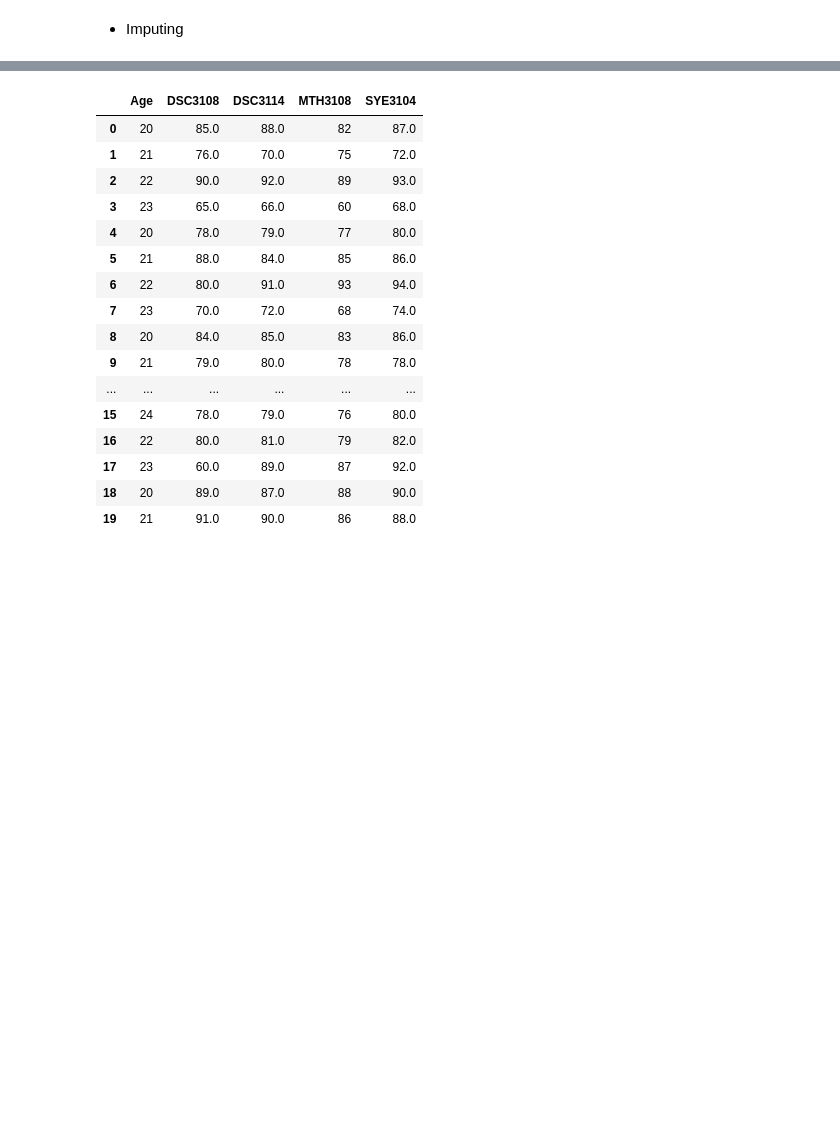
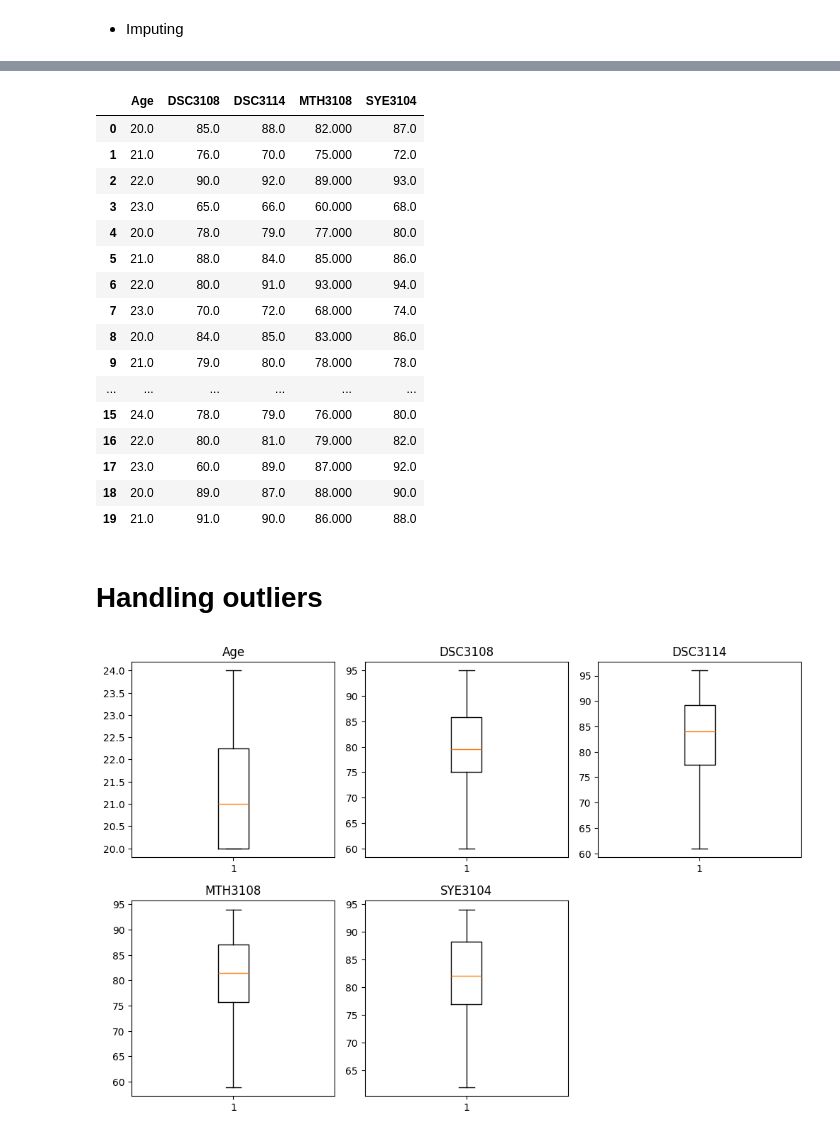
Before and after one commit to joyflorence/Data-miming-and-analytics, a Jupyter notebook: practical/practical_two.ipynb, the cells around one changed output, grey strips where cells are left out. Saved outputs shown, nothing was run; the diff lists cells and outputs as text; code cells hidden in the pictures; blank space fills up the shorter version.

Commit message:
Handling missing values and outliers

```diff
--- a/practical/practical_two.ipynb
+++ b/practical/practical_two.ipynb
@@ -306,6 +351 @@ SYE3104   -0.631326
 dtype: float64
-# %%
-# for slightly skewed
-numerical_stddata = std_data.select_dtypes(include=['number'])
-std_data_mean = numerical_stddata.fillna(numerical_stddata.mean())
-std_data_mean
@@ -329,0 +364,6 @@ std_data_mean
+# %%
+# for slightly skewed
+std_data['DSC3108'] = std_data['DSC3108'].fillna(std_data['DSC3108'].mean())
+#for skewed
+std_data['DSC3114'] = std_data['DSC3114'].fillna(std_data['DSC3114'].median())
+std_data['SYE3104'] = std_data['SYE3104'].fillna(std_data['SYE3104'].median())
@@ -330,22 +382,34 @@ std_data_mean
 # %%
 # negative skew
-std_data_mean = numerical_stddata.fillna(numerical_stddata.median())
-std_data_mean
+std_data_median = numerical_stddata.fillna(numerical_stddata.median())
+std_data_median
 # %% [output]
 |  | Age | DSC3108 | DSC3114 | MTH3108 | SYE3104 |
-| 0 | 20 | 85.0 | 88.0 | 82 | 87.0 |
-| 1 | 21 | 76.0 | 70.0 | 75 | 72.0 |
-| 2 | 22 | 90.0 | 92.0 | 89 | 93.0 |
-| 3 | 23 | 65.0 | 66.0 | 60 | 68.0 |
-| 4 | 20 | 78.0 | 79.0 | 77 | 80.0 |
-| 5 | 21 | 88.0 | 84.0 | 85 | 86.0 |
-| 6 | 22 | 80.0 | 91.0 | 93 | 94.0 |
-| 7 | 23 | 70.0 | 72.0 | 68 | 74.0 |
-| 8 | 20 | 84.0 | 85.0 | 83 | 86.0 |
-| 9 | 21 | 79.0 | 80.0 | 78 | 78.0 |
+| 0 | 20.0 | 85.0 | 88.0 | 82.000 | 87.0 |
+| 1 | 21.0 | 76.0 | 70.0 | 75.000 | 72.0 |
+| 2 | 22.0 | 90.0 | 92.0 | 89.000 | 93.0 |
+| 3 | 23.0 | 65.0 | 66.0 | 60.000 | 68.0 |
+| 4 | 20.0 | 78.0 | 79.0 | 77.000 | 80.0 |
+| 5 | 21.0 | 88.0 | 84.0 | 85.000 | 86.0 |
+| 6 | 22.0 | 80.0 | 91.0 | 93.000 | 94.0 |
+| 7 | 23.0 | 70.0 | 72.0 | 68.000 | 74.0 |
+| 8 | 20.0 | 84.0 | 85.0 | 83.000 | 86.0 |
+| 9 | 21.0 | 79.0 | 80.0 | 78.000 | 78.0 |
 | ... | ... | ... | ... | ... | ... |
-| 15 | 24 | 78.0 | 79.0 | 76 | 80.0 |
-| 16 | 22 | 80.0 | 81.0 | 79 | 82.0 |
-| 17 | 23 | 60.0 | 89.0 | 87 | 92.0 |
-| 18 | 20 | 89.0 | 87.0 | 88 | 90.0 |
-| 19 | 21 | 91.0 | 90.0 | 86 | 88.0 |
+| 15 | 24.0 | 78.0 | 79.0 | 76.000 | 80.0 |
+| 16 | 22.0 | 80.0 | 81.0 | 79.000 | 82.0 |
+| 17 | 23.0 | 60.0 | 89.0 | 87.000 | 92.0 |
+| 18 | 20.0 | 89.0 | 87.0 | 88.000 | 90.0 |
+| 19 | 21.0 | 91.0 | 90.0 | 86.000 | 88.0 |
+# %% [markdown]
+# Handling outliers
+# %%
+plt.figure(figsize=(10, 10))
+for i,col in enumerate(numerical_stddata.columns):
+    plt.subplot(3,3,i+1)
+    plt.boxplot(std_data[col])
+    plt.title(col)
+plt.tight_layout()
+plt.show()
+# %% [output]
+[figure, added]
```
Also changed, not shown: parts of 15 cells of this notebook, 8 other files.
